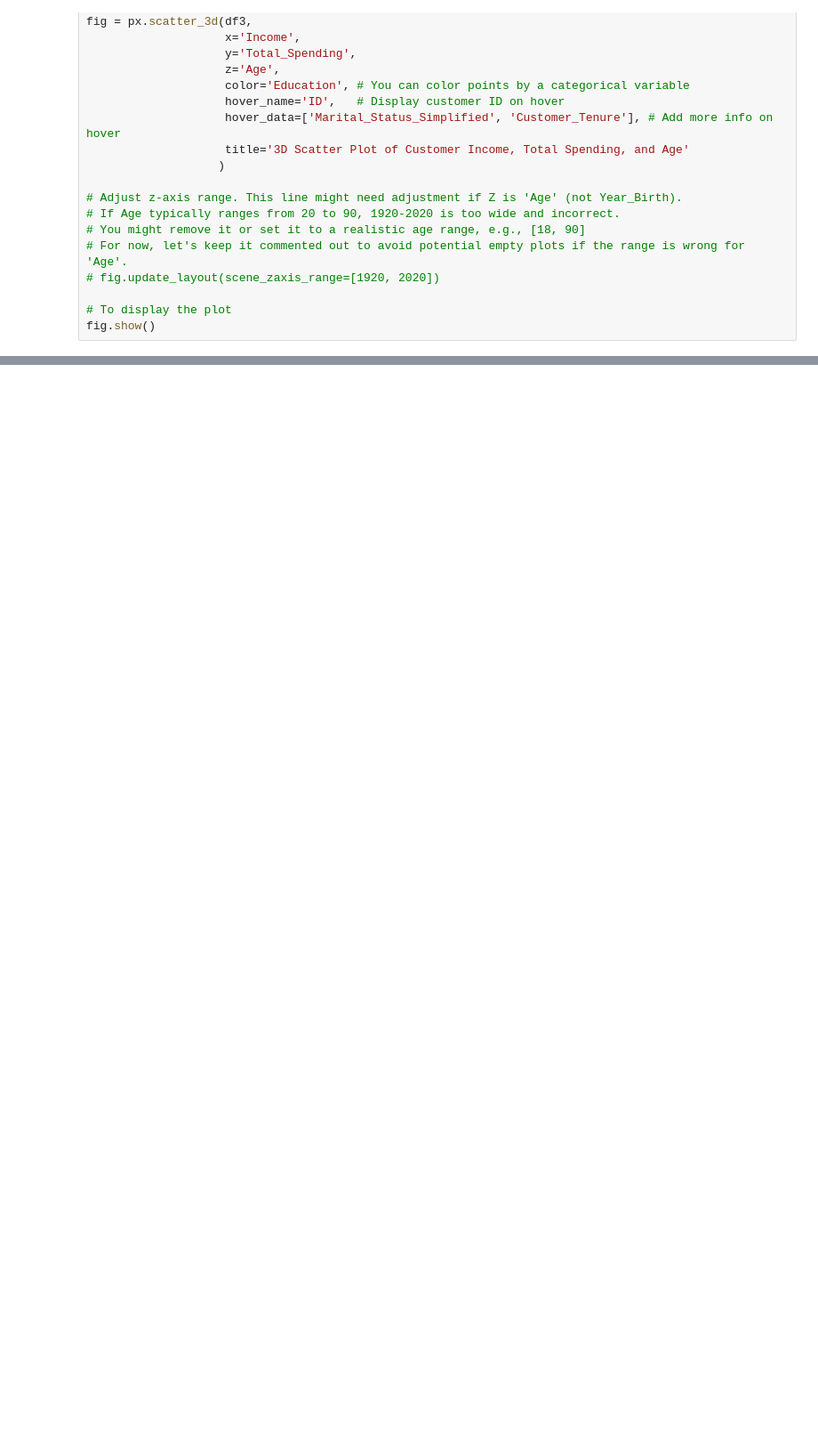
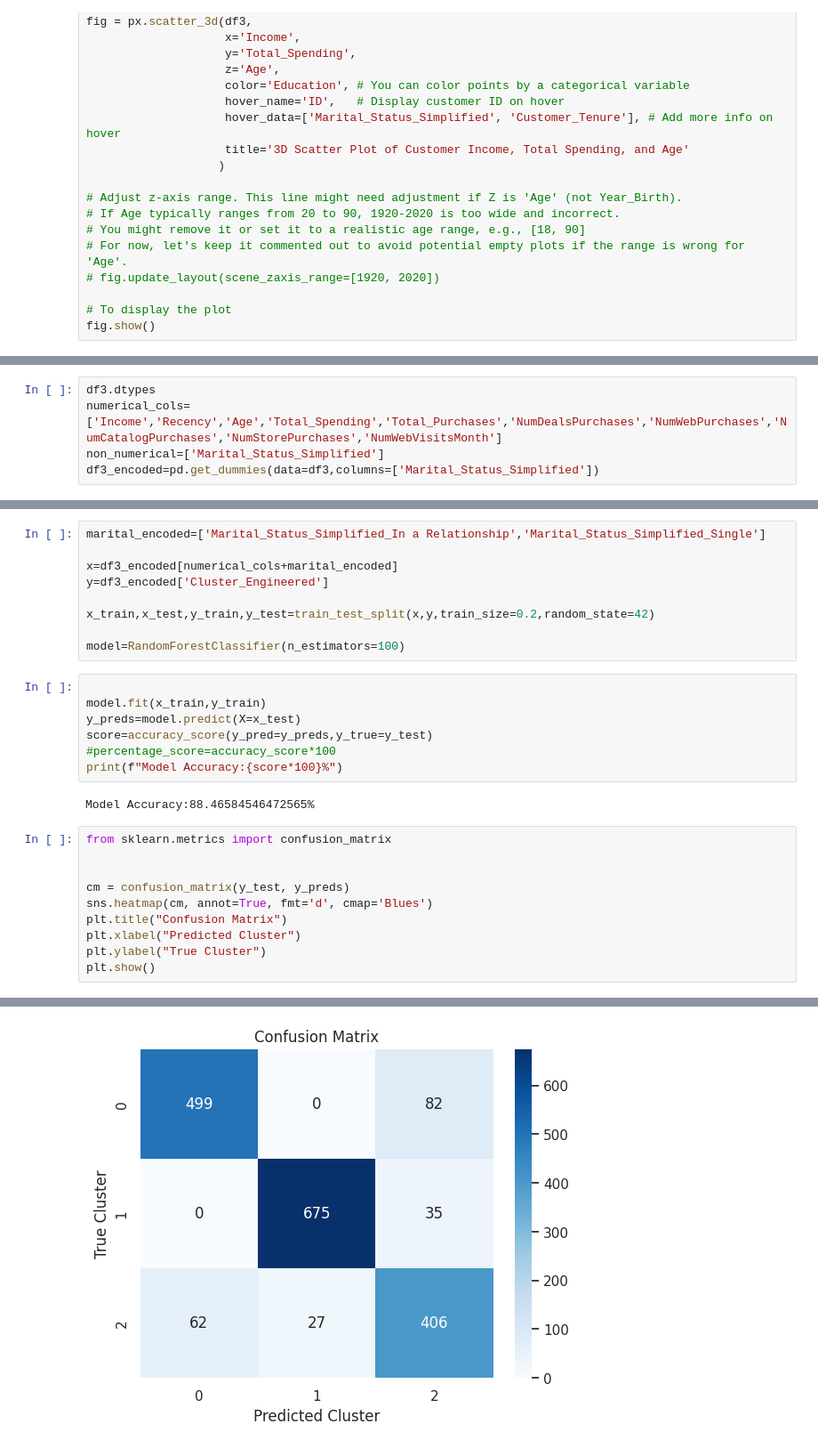
Before and after one commit to SsenogaHerman/GROUP_B_EVENING_RECESS, a Jupyter notebook: final.ipynb, the cells around one changed output, grey strips where cells are left out. Shown at 89% size. Cells and saved outputs as stored; diff of their text form; blank space fills up the shorter version.

Commit message:
Added cluster predicting model

```diff
--- a/final.ipynb
+++ b/final.ipynb
@@ -1334,0 +967,5 @@ fig.show()
+# %%
+df3.dtypes
+numerical_cols=['Income','Recency','Age','Total_Spending','Total_Purchases','NumDealsPurchases','NumWebPurchases','NumCatalogPurchases','NumStorePurchases','NumWebVisitsMonth']
+non_numerical=['Marital_Status_Simplified']
+df3_encoded=pd.get_dummies(data=df3,columns=['Marital_Status_Simplified'])
@@ -1334,0 +979,29 @@ fig.show()
+# %%
+marital_encoded=['Marital_Status_Simplified_In a Relationship','Marital_Status_Simplified_Single']
+
+x=df3_encoded[numerical_cols+marital_encoded]
+y=df3_encoded['Cluster_Engineered']
+
+x_train,x_test,y_train,y_test=train_test_split(x,y,train_size=0.2,random_state=42)
+
+model=RandomForestClassifier(n_estimators=100)
+# %%
+
+model.fit(x_train,y_train)
+y_preds=model.predict(X=x_test)
+score=accuracy_score(y_pred=y_preds,y_true=y_test)
+#percentage_score=accuracy_score*100
+print(f"Model Accuracy:{score*100}%")
+# %% [output]
+Model Accuracy:88.46584546472565%
+# %%
+from sklearn.metrics import confusion_matrix
+
+
+cm = confusion_matrix(y_test, y_preds)
+sns.heatmap(cm, annot=True, fmt='d', cmap='Blues')
+plt.title("Confusion Matrix")
+plt.xlabel("Predicted Cluster")
+plt.ylabel("True Cluster")
+plt.show()
+# %% [output]
@@ -1334,0 +1025 @@ fig.show()
+[figure, added]
```
Also changed, not shown: parts of 17 cells of this notebook, 1 other file.
